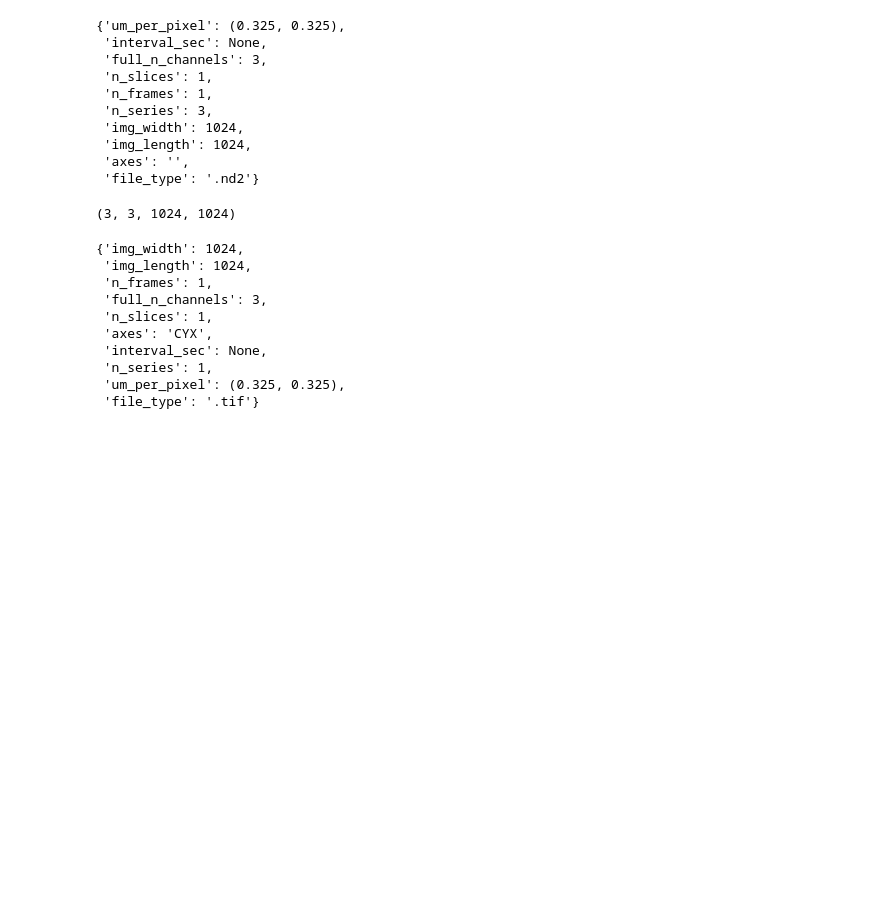
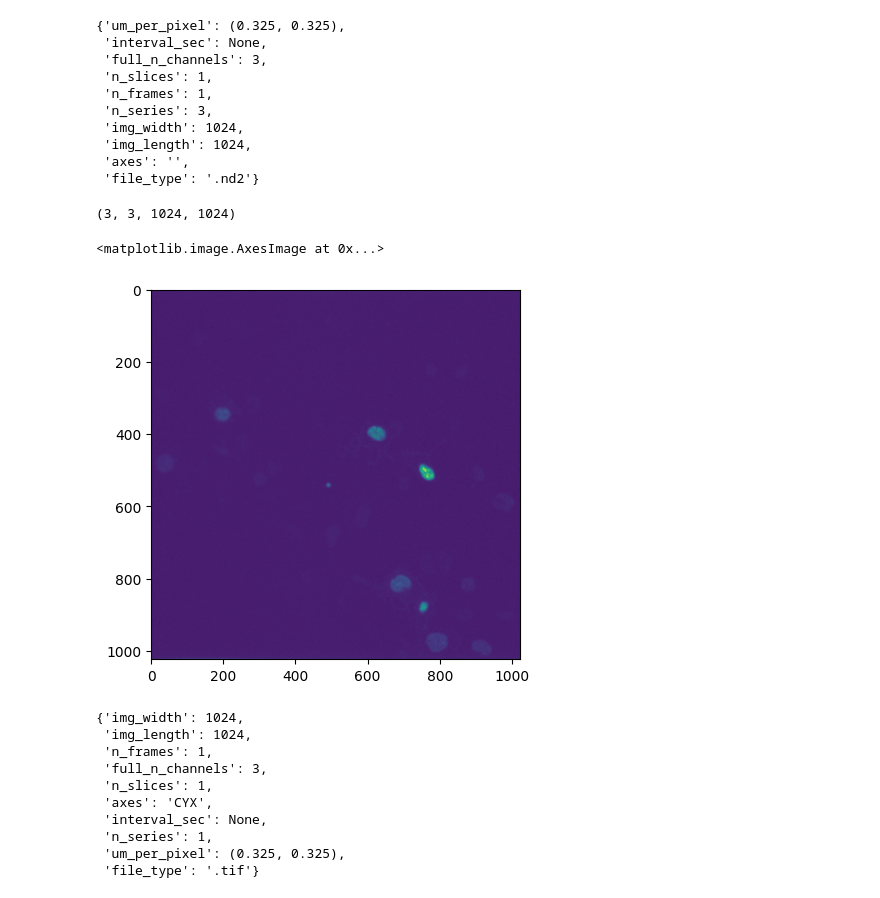
Before and after one commit to BennyGinger/ImageAnalysis_pipeline, a Jupyter notebook: play.ipynb, the cells around one changed output. Cells and saved outputs as stored; diff of their text form; code cells hidden in the pictures; blank space fills up the shorter version.

```diff
--- a/play.ipynb
+++ b/play.ipynb
@@ -196,6 +196,12 @@ with ND2File(path) as obj:
 arr.shape
 # %% [output]
 (3, 3, 1024, 1024)
+# %%
+from matplotlib.pyplot import imshow
+imshow(arr[(0,2)])
+# %% [output]
+<matplotlib.image.AxesImage at 0x...>
+[figure, added]
 # %%
 from __future__ import annotations
 from tifffile import TiffFile
```
Also changed, not shown: 13 other files.
